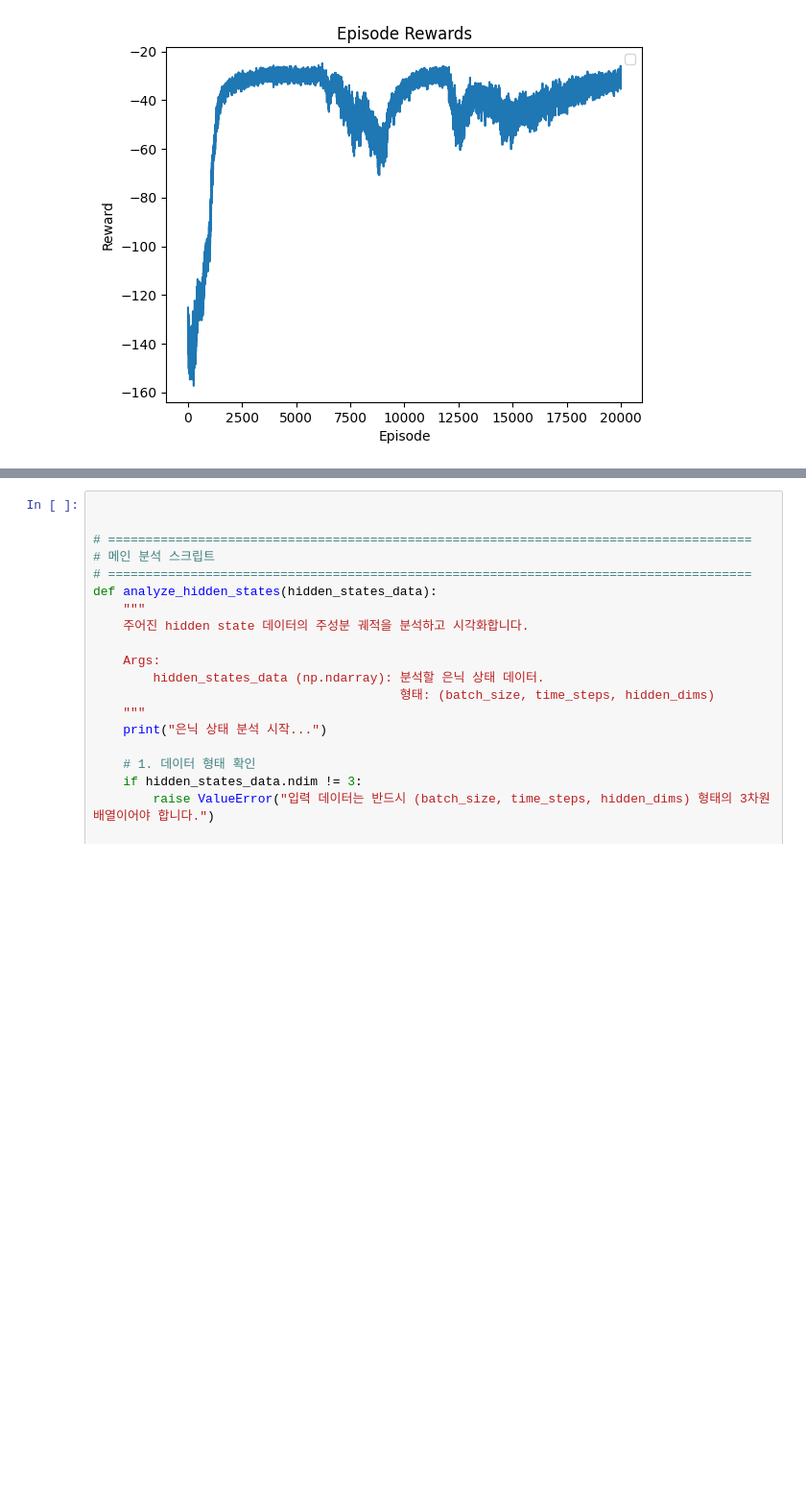
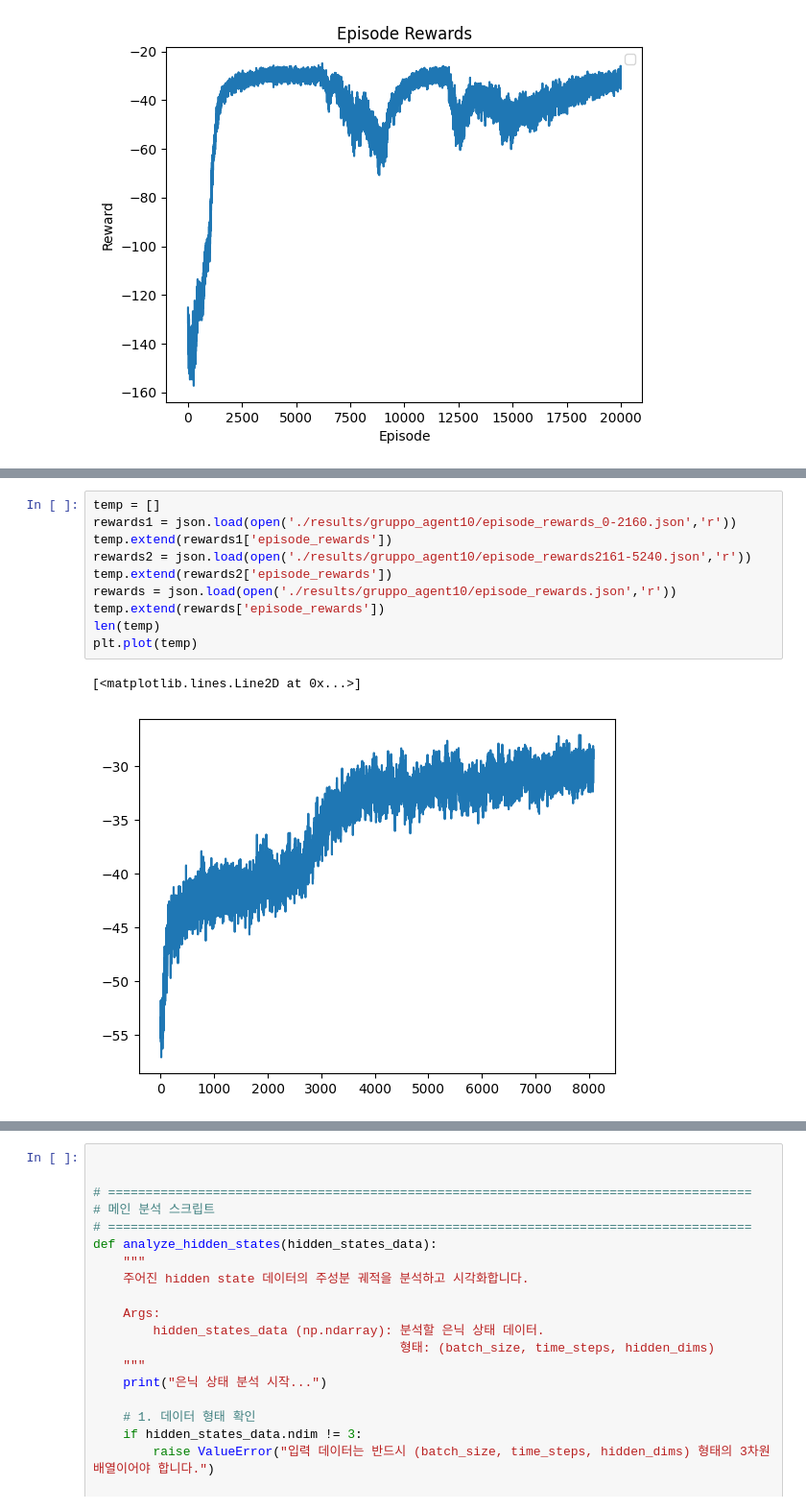
Before and after one commit to clmnlab/MotorNet, a Jupyter notebook: test.ipynb, the cells around one changed output, grey strips where cells are left out. Shown: that part at 96% size. Drawn from its saved outputs; the diff is of its cells as text; blank space fills up the shorter version.

```diff
--- a/test.ipynb
+++ b/test.ipynb
@@ -57,3 +60,16 @@ plot_simulations2(data)
 # %% [output]
 Using device: cuda
 [figure]
+# %%
+temp = []
+rewards1 = json.load(open('./results/gruppo_agent10/episode_rewards_0-2160.json','r'))
+temp.extend(rewards1['episode_rewards'])
+rewards2 = json.load(open('./results/gruppo_agent10/episode_rewards2161-5240.json','r'))
+temp.extend(rewards2['episode_rewards'])
+rewards = json.load(open('./results/gruppo_agent10/episode_rewards.json','r'))
+temp.extend(rewards['episode_rewards'])
+len(temp)
+plt.plot(temp)
+# %% [output]
+[<matplotlib.lines.Line2D at 0x...>]
+[figure, added]
```
Also changed, not shown: parts of 21 cells of this notebook, 2 other files.
